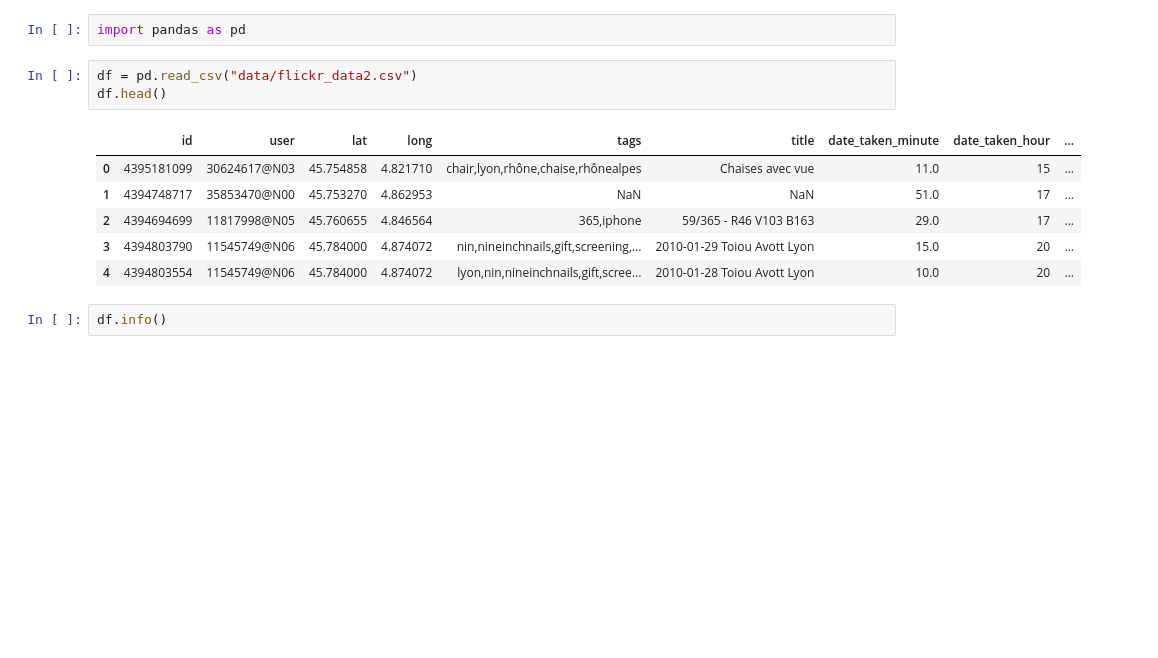
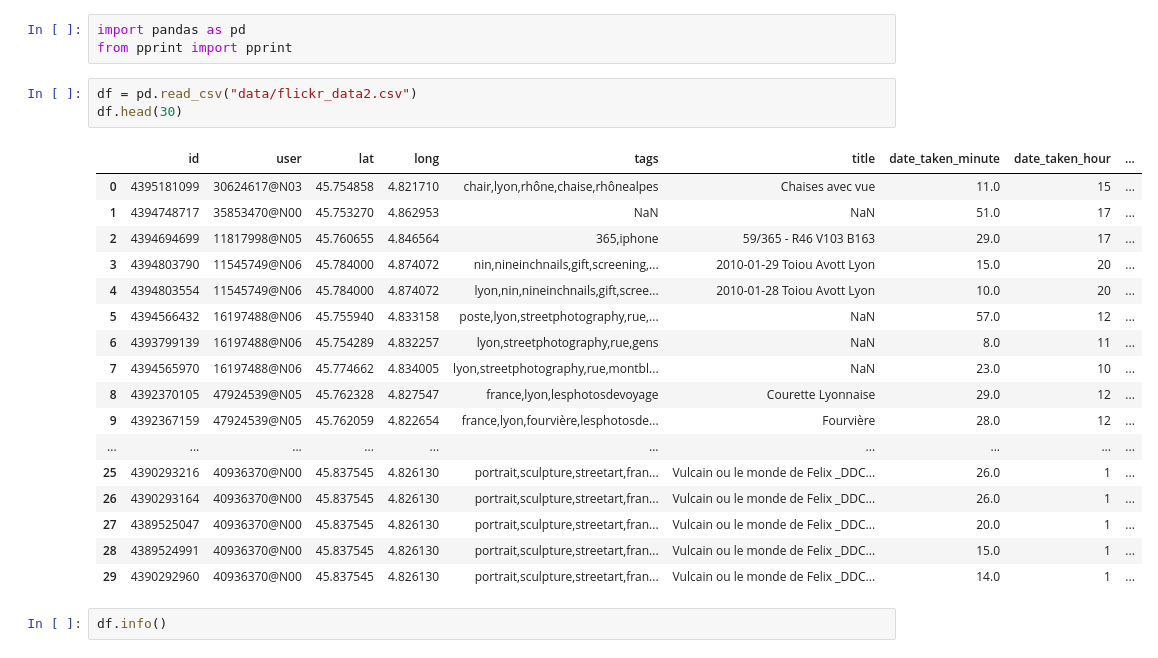
Before and after one commit to gri-sha/exploreLyon, a Jupyter notebook: cleaning.ipynb, the cells around one changed output. Cells and saved outputs as stored; diff of their text form; blank space fills up the shorter version.

```diff
--- a/cleaning.ipynb
+++ b/cleaning.ipynb
@@ -1,15 +1,27 @@
 # %%
 import pandas as pd
+from pprint import pprint
 # %%
 df = pd.read_csv("data/flickr_data2.csv")
-df.head()
+df.head(30)
 # %% [output]
 |  | id | user | lat | long | tags | title | date_taken_minute | date_taken_hour | ... |
 | 0 | 4395181099 | 30624617@N03 | 45.754858 | 4.821710 | chair,lyon,rhône,chaise,rhônealpes | Chaises avec vue | 11.0 | 15 | ... |
 | 1 | 4394748717 | 35853470@N00 | 45.753270 | 4.862953 | NaN | NaN | 51.0 | 17 | ... |
 | 2 | 4394694699 | 11817998@N05 | 45.760655 | 4.846564 | 365,iphone | 59/365 - R46 V103 B163 | 29.0 | 17 | ... |
 | 3 | 4394803790 | 11545749@N06 | 45.784000 | 4.874072 | nin,nineinchnails,gift,screening,... | 2010-01-29 Toiou Avott Lyon | 15.0 | 20 | ... |
 | 4 | 4394803554 | 11545749@N06 | 45.784000 | 4.874072 | lyon,nin,nineinchnails,gift,scree... | 2010-01-28 Toiou Avott Lyon | 10.0 | 20 | ... |
+| 5 | 4394566432 | 16197488@N06 | 45.755940 | 4.833158 | poste,lyon,streetphotography,rue,... | NaN | 57.0 | 12 | ... |
+| 6 | 4393799139 | 16197488@N06 | 45.754289 | 4.832257 | lyon,streetphotography,rue,gens | NaN | 8.0 | 11 | ... |
+| 7 | 4394565970 | 16197488@N06 | 45.774662 | 4.834005 | lyon,streetphotography,rue,montbl... | NaN | 23.0 | 10 | ... |
+| 8 | 4392370105 | 47924539@N05 | 45.762328 | 4.827547 | france,lyon,lesphotosdevoyage | Courette Lyonnaise | 29.0 | 12 | ... |
+| 9 | 4392367159 | 47924539@N05 | 45.762059 | 4.822654 | france,lyon,fourvière,lesphotosde... | Fourvière | 28.0 | 12 | ... |
+| ... | ... | ... | ... | ... | ... | ... | ... | ... | ... |
+| 25 | 4390293216 | 40936370@N00 | 45.837545 | 4.826130 | portrait,sculpture,streetart,fran... | Vulcain ou le monde de Felix _DDC... | 26.0 | 1 | ... |
+| 26 | 4390293164 | 40936370@N00 | 45.837545 | 4.826130 | portrait,sculpture,streetart,fran... | Vulcain ou le monde de Felix _DDC... | 26.0 | 1 | ... |
+| 27 | 4389525047 | 40936370@N00 | 45.837545 | 4.826130 | portrait,sculpture,streetart,fran... | Vulcain ou le monde de Felix _DDC... | 20.0 | 1 | ... |
+| 28 | 4389524991 | 40936370@N00 | 45.837545 | 4.826130 | portrait,sculpture,streetart,fran... | Vulcain ou le monde de Felix _DDC... | 15.0 | 1 | ... |
+| 29 | 4390292960 | 40936370@N00 | 45.837545 | 4.826130 | portrait,sculpture,streetart,fran... | Vulcain ou le monde de Felix _DDC... | 14.0 | 1 | ... |
 # %%
 df.info()
 # %% [output]
```
Also changed, not shown: parts of 5 cells of this notebook, 6 other files.
